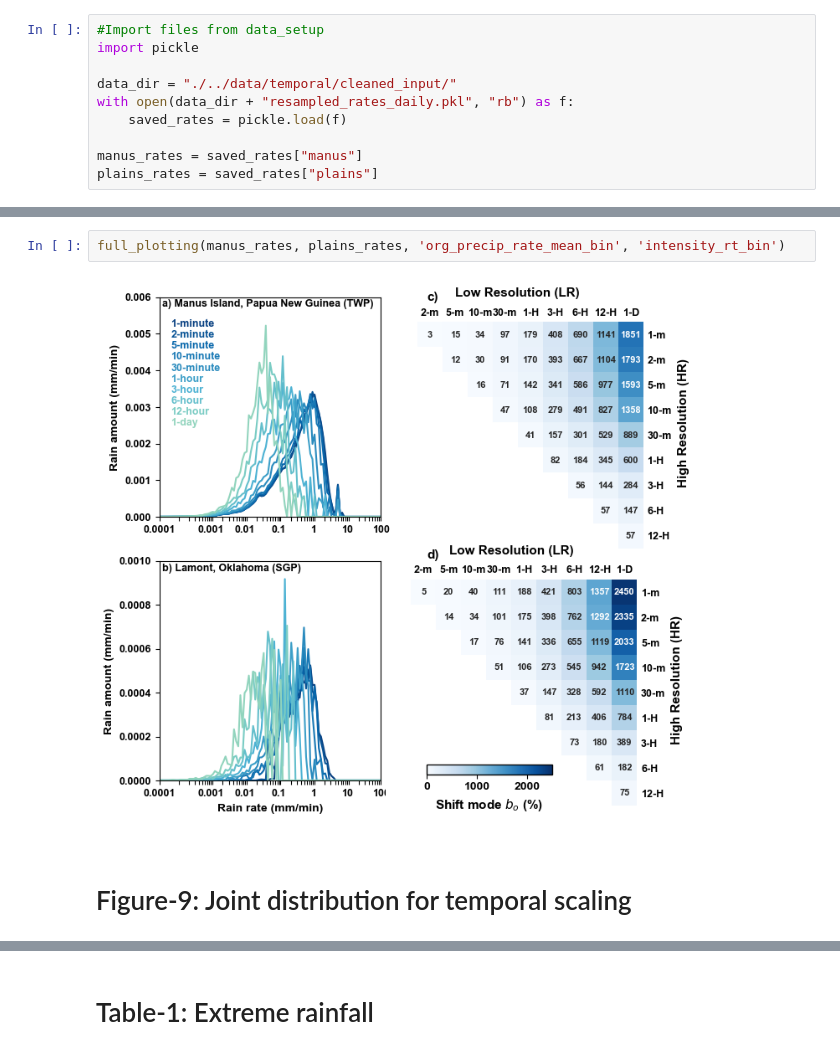
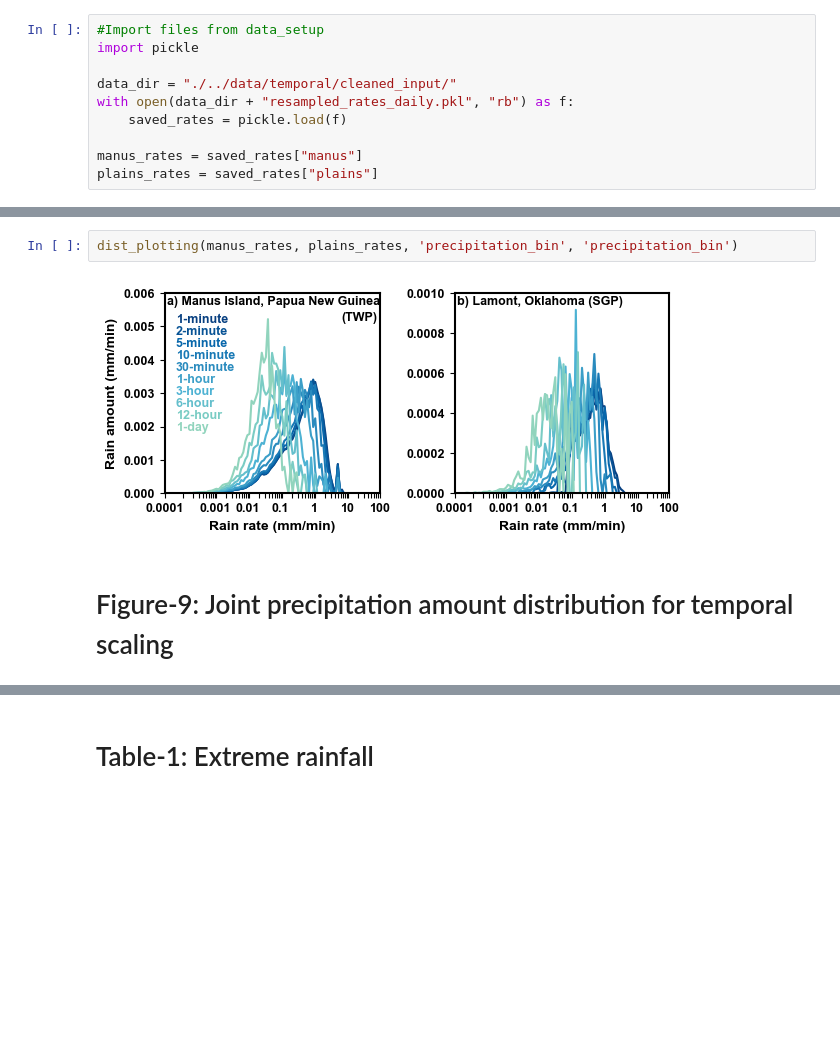
Before and after one commit to akshayrajeev1/precip-scaling-obs, a Jupyter notebook: notebooks/Note01_mainfigures.ipynb, the cells around one changed output, grey strips where cells are left out. Cells and saved outputs as stored; diff of their text form; blank space fills up the shorter version.

Commit message:
updated plotting notebook

```diff
--- a/notebooks/Note01_mainfigures.ipynb
+++ b/notebooks/Note01_mainfigures.ipynb
@@ -950,9 +870,9 @@ def full_plotting(rates_list1, rates_list2, bin_name1, bin_name2):
 # %%
-full_plotting(manus_rates, plains_rates, 'org_precip_rate_mean_bin', 'intensity_rt_bin')
+dist_plotting(manus_rates, plains_rates, 'precipitation_bin', 'precipitation_bin')
 # %% [output]
-[figure, old version]
+[figure, new version]
 # %% [markdown]
-# Figure-9: Joint distribution for temporal scaling
+# Figure-9: Joint precipitation amount distribution for temporal scaling
 # %%
 bincrates=make_bincrates()
 bincrates=bincrates[1:]
```
Also changed, not shown: parts of 10 cells of this notebook, 5 other files.
